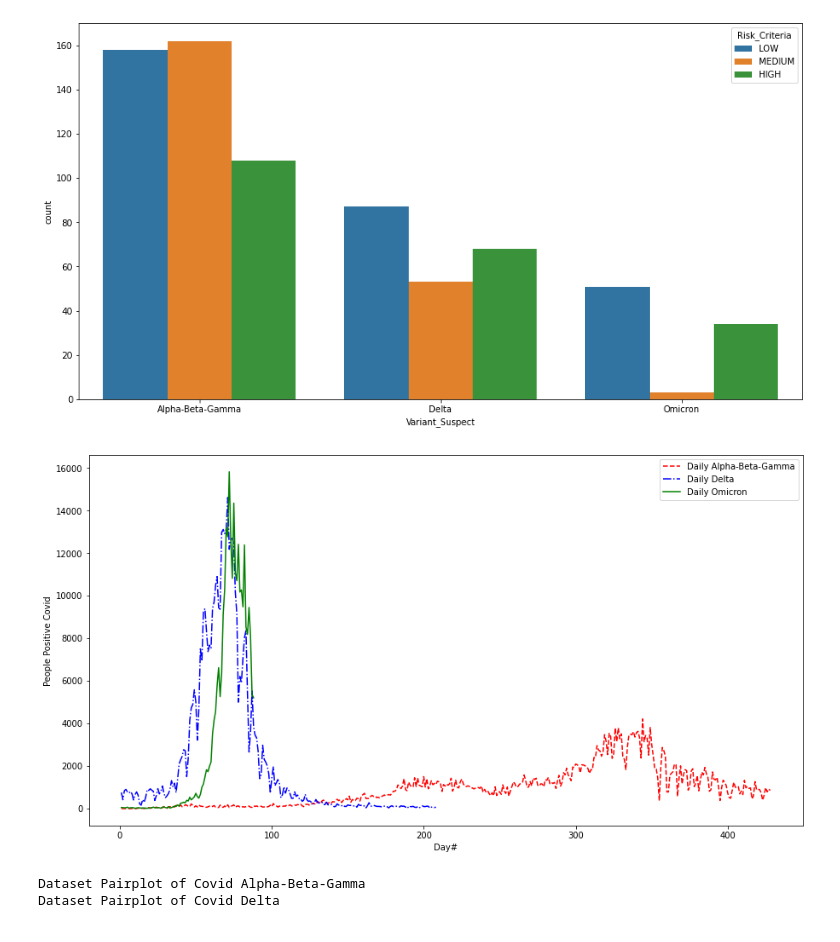
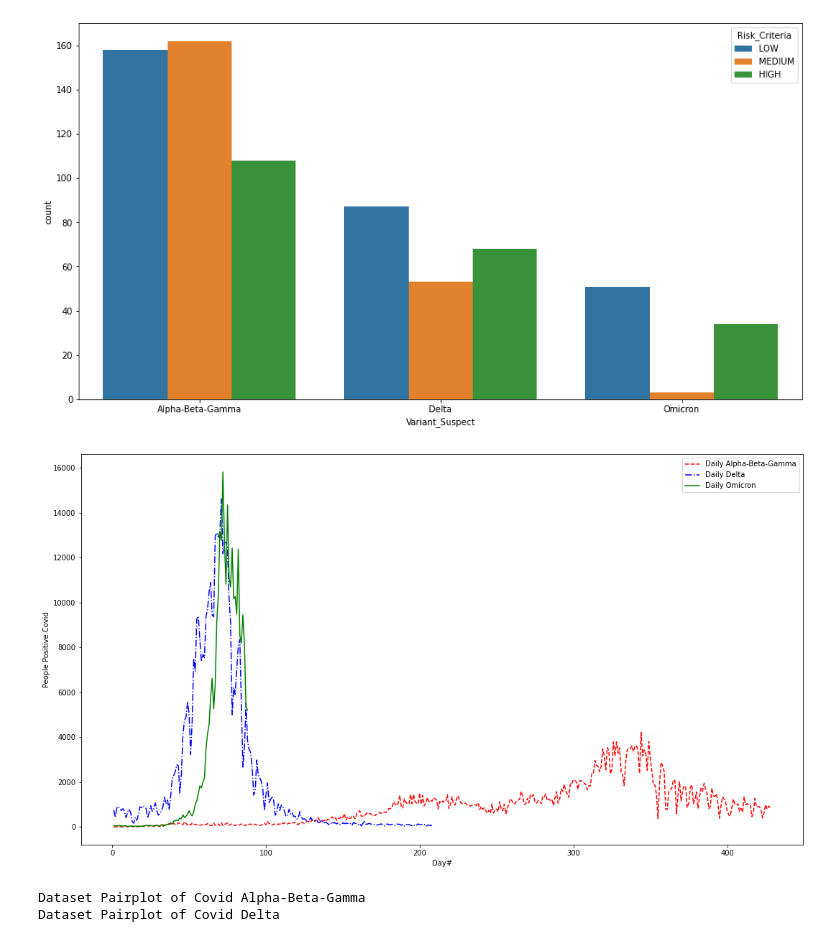
Before and after one commit to aasina/carpredict, a Jupyter notebook: covidprediction.ipynb, the cells around one changed output. Cells and saved outputs as stored; diff of their text form; code cells hidden in the pictures.

Commit message:
Change graph size

```diff
--- a/covidprediction.ipynb
+++ b/covidprediction.ipynb
@@ -34,22 +34,22 @@ covid_Omicron = datacovid.loc[datacovid.Variant_Suspect=='Omicron',['Day','JKT_D
 # %%
 y1 = covid_ABG.JKT_DAILY_POSITIVE
 y2 = covid_Delta.JKT_DAILY_POSITIVE
 y3 = covid_Omicron.JKT_DAILY_POSITIVE
 
 x1 = covid_ABG.Day
 x2 = covid_Delta.Day
 x3 = covid_Omicron.Day
 
-plt.rcParams["figure.figsize"] = (15,8)
+plt.rcParams["figure.figsize"] = (18,10)
 plt.plot(x1,y1,'--r',label="Daily Alpha-Beta-Gamma")
 plt.plot(x2,y2,'-.b',label="Daily Delta")
 plt.plot(x3,y3,'g', label="Daily Omicron")
 plt.xlabel('Day#')
 plt.ylabel('People Positive Covid')
 plt.legend()
 plt.show()
 # %% [output]
-[figure, old version]
+[figure, new version]
 # %%
 sns.pairplot(covid_ABG)
 sns.pairplot(covid_Delta)
```
